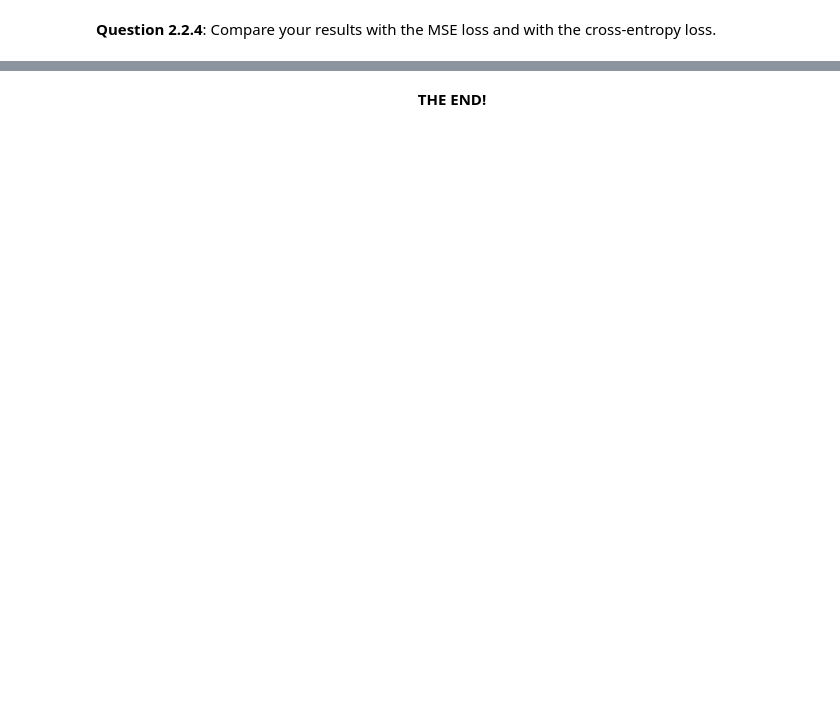
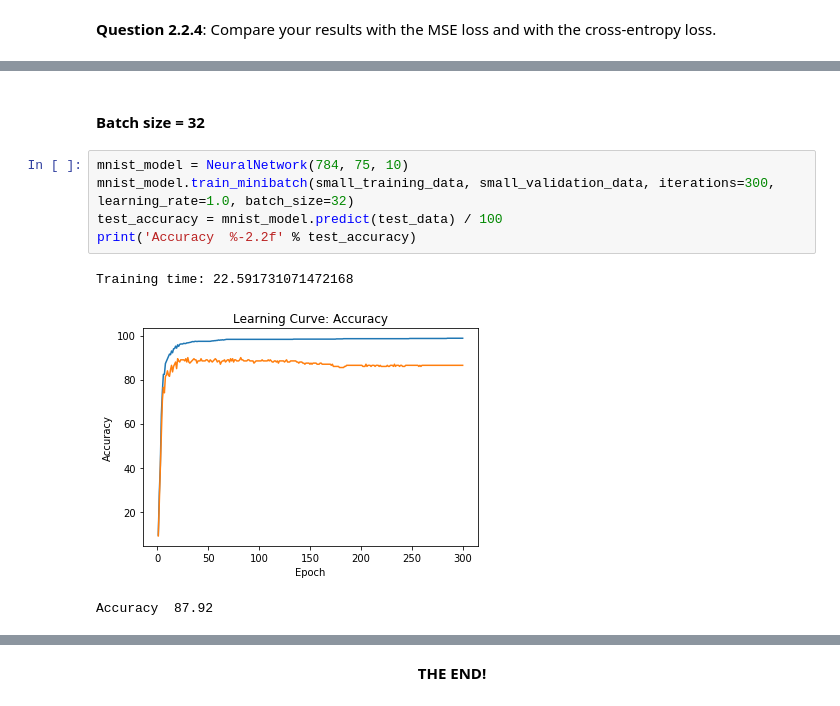
Before and after one commit to paolo-moriello/DeepLearning, a Jupyter notebook: ArtificialNeuralNetworksForHandwrittenDigitRecognition.ipynb, the cells around one changed output, grey strips where cells are left out. Cells and saved outputs as stored; diff of their text form; blank space fills up the shorter version.

```diff
--- a/ArtificialNeuralNetworksForHandwrittenDigitRecognition.ipynb
+++ b/ArtificialNeuralNetworksForHandwrittenDigitRecognition.ipynb
@@ -723,0 +763,11 @@ One interesting thing to notice is that the new model reached a good accurancy v
+# %% [markdown]
+#### Batch size = 32
+# %%
+mnist_model = NeuralNetwork(784, 75, 10)
+mnist_model.train_minibatch(small_training_data, small_validation_data, iterations=300, learning_rate=1.0, batch_size=32)
+test_accuracy = mnist_model.predict(test_data) / 100
+print('Accuracy  %-2.2f' % test_accuracy)
+# %% [output]
+Training time: 22.591731071472168
+[figure, added]
+Accuracy  87.92
```
Also changed, not shown: parts of 39 cells of this notebook.
